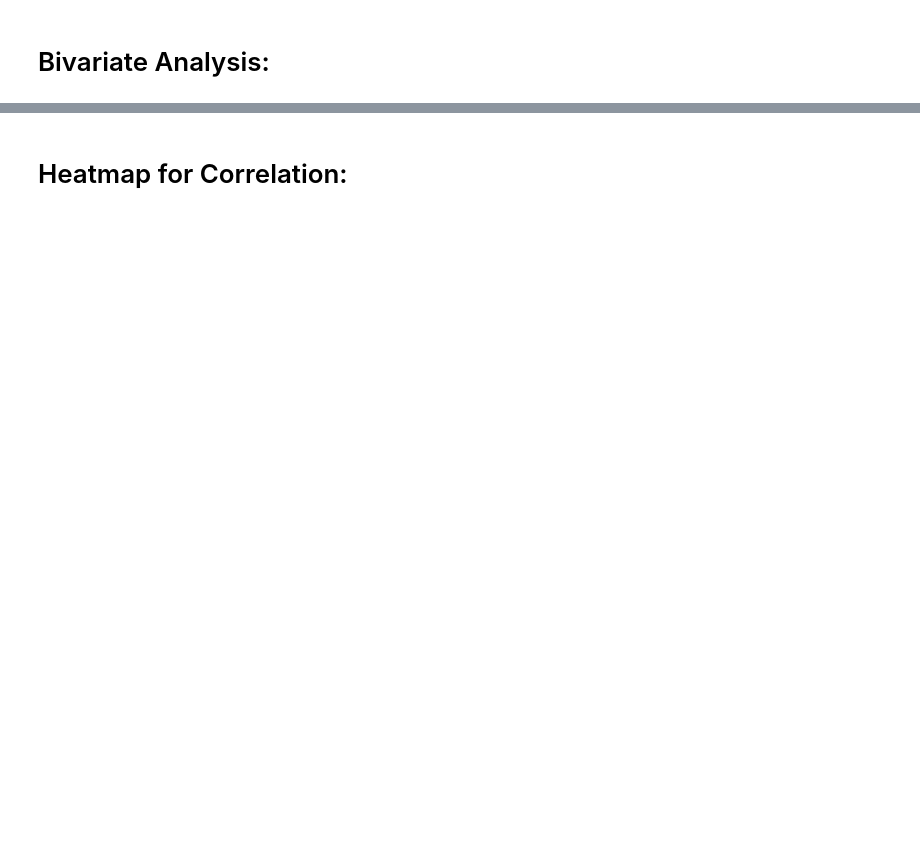
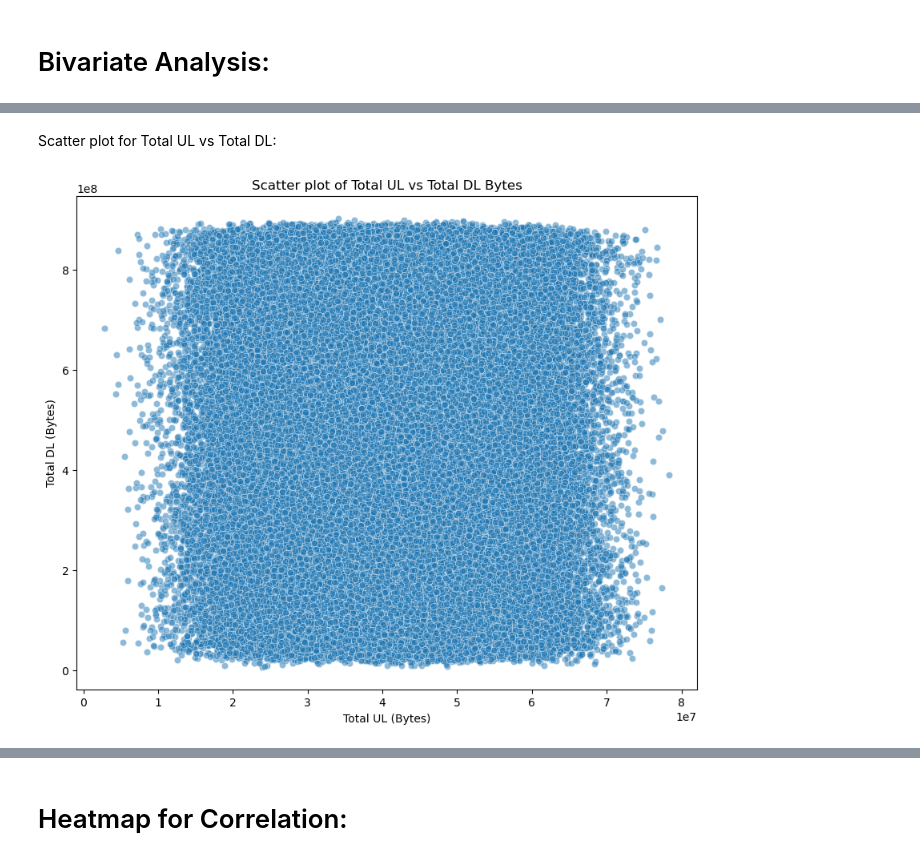
Before and after one commit to wolduberhe/Dashboard_Streamlit, a Jupyter notebook: lib/streamlit/telecome/telecom_pgdb.ipynb, the cells around one changed output, grey strips where cells are left out. Drawn from its saved outputs; the diff is of its cells as text; code cells hidden in the pictures; blank space fills up the shorter version.

```diff
--- a/lib/streamlit/telecome/telecom_pgdb.ipynb
+++ b/lib/streamlit/telecome/telecom_pgdb.ipynb
@@ -1028,8 +1004,9 @@ Bar Chart for Social Media Usage:
+# %% [markdown]
+Scatter plot for Total UL vs Total DL:
 # %%
-# Assuming 'df' is your DataFrame
-plt.figure(figsize=(8, 6))
-plt.scatter(df['Total UL (Bytes)'], df['Total DL (Bytes)'], alpha=0.5)
-plt.title('Scatter Plot between Total UL (Bytes) and Total DL (Bytes)')
-plt.xlabel('Total UL (Bytes)')
-plt.ylabel('Total DL (Bytes)')
+plt.figure(figsize=(10, 8))
+sns.scatterplot(x='Total UL (Bytes)', y='Total DL (Bytes)', data=df, alpha=0.5)
+plt.title('Scatter plot of Total UL vs Total DL Bytes')
 plt.show()
+# %% [output]
+[figure, added]
```
Also changed, not shown: parts of 28 cells of this notebook.
